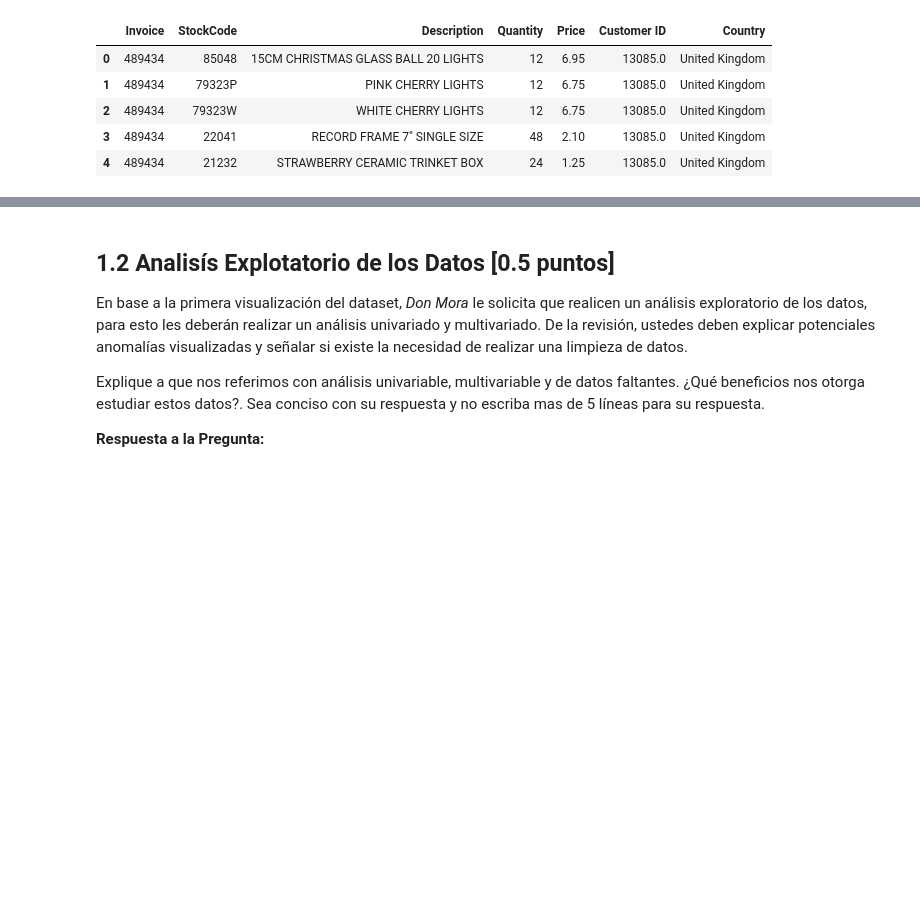
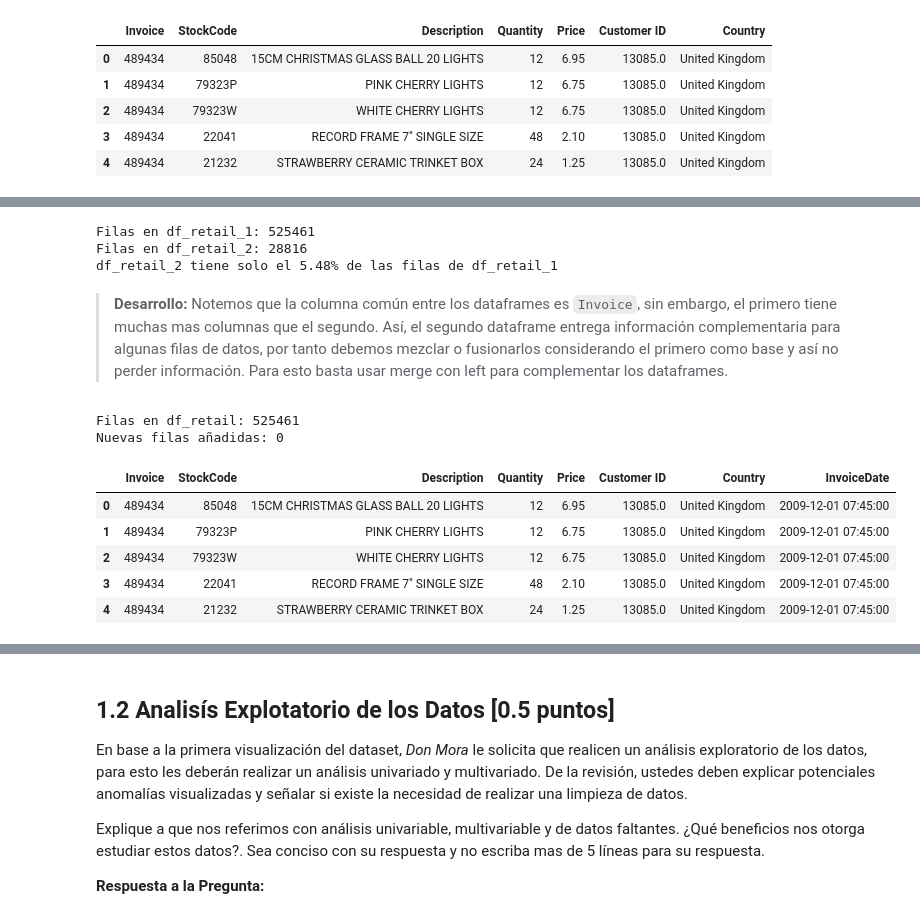
Before and after one commit to enzo-toledo/MDS7202, a Jupyter notebook: labs/lab_4/Lab4_Enunciado.ipynb, the cells around one changed output, grey strips where cells are left out. Saved outputs shown, nothing was run; the diff lists cells and outputs as text; code cells hidden in the pictures; blank space fills up the shorter version.

```diff
--- a/labs/lab_4/Lab4_Enunciado.ipynb
+++ b/labs/lab_4/Lab4_Enunciado.ipynb
@@ -90,0 +108,28 @@ df_retail_2 = pd.read_pickle("online_retail_II.pickle")
+# %%
+invoice1 = df_retail_1["Invoice"]
+invoice2 = df_retail_2["Invoice"]
+
+print("Filas en df_retail_1:", len(df_retail_1))
+print("Filas en df_retail_2:", len(df_retail_2))
+print(f"df_retail_2 tiene solo el {len(df_retail_2) / len(df_retail_1) * 100:.2f}% de las filas de df_retail_1")
+# %% [output]
+Filas en df_retail_1: 525461
+Filas en df_retail_2: 28816
+df_retail_2 tiene solo el 5.48% de las filas de df_retail_1
+# %% [markdown]
+> **Desarrollo:** Notemos que la columna común entre los dataframes es `Invoice`, sin embargo, el primero tiene muchas mas columnas que el segundo. Así, el segundo dataframe entrega información complementaria para algunas filas de datos, por tanto debemos mezclar o fusionarlos considerando el primero como base y así no perder información. Para esto basta usar merge con left para complementar los dataframes.
+# %%
+# Usamos merge left para complementar la información del primer dataframe sin perder filas en el primero ni generar demasiados NaN.
+df_retail = pd.merge(df_retail_1, df_retail_2, on="Invoice", how="left")
+print("Filas en df_retail:", len(df_retail))
+print("Nuevas filas añadidas:", len(df_retail) - len(df_retail_1))
+df_retail.head()
+# %% [output]
+Filas en df_retail: 525461
+Nuevas filas añadidas: 0
+|  | Invoice | StockCode | Description | Quantity | Price | Customer ID | Country | InvoiceDate |
+| 0 | 489434 | 85048 | 15CM CHRISTMAS GLASS BALL 20 LIGHTS | 12 | 6.95 | 13085.0 | United Kingdom | 2009-12-01 07:45:00 |
+| 1 | 489434 | 79323P | PINK CHERRY LIGHTS | 12 | 6.75 | 13085.0 | United Kingdom | 2009-12-01 07:45:00 |
+| 2 | 489434 | 79323W | WHITE CHERRY LIGHTS | 12 | 6.75 | 13085.0 | United Kingdom | 2009-12-01 07:45:00 |
+| 3 | 489434 | 22041 | RECORD FRAME 7" SINGLE SIZE | 48 | 2.10 | 13085.0 | United Kingdom | 2009-12-01 07:45:00 |
+| 4 | 489434 | 21232 | STRAWBERRY CERAMIC TRINKET BOX | 24 | 1.25 | 13085.0 | United Kingdom | 2009-12-01 07:45:00 |
```
Also changed, not shown: parts of 29 cells of this notebook.
